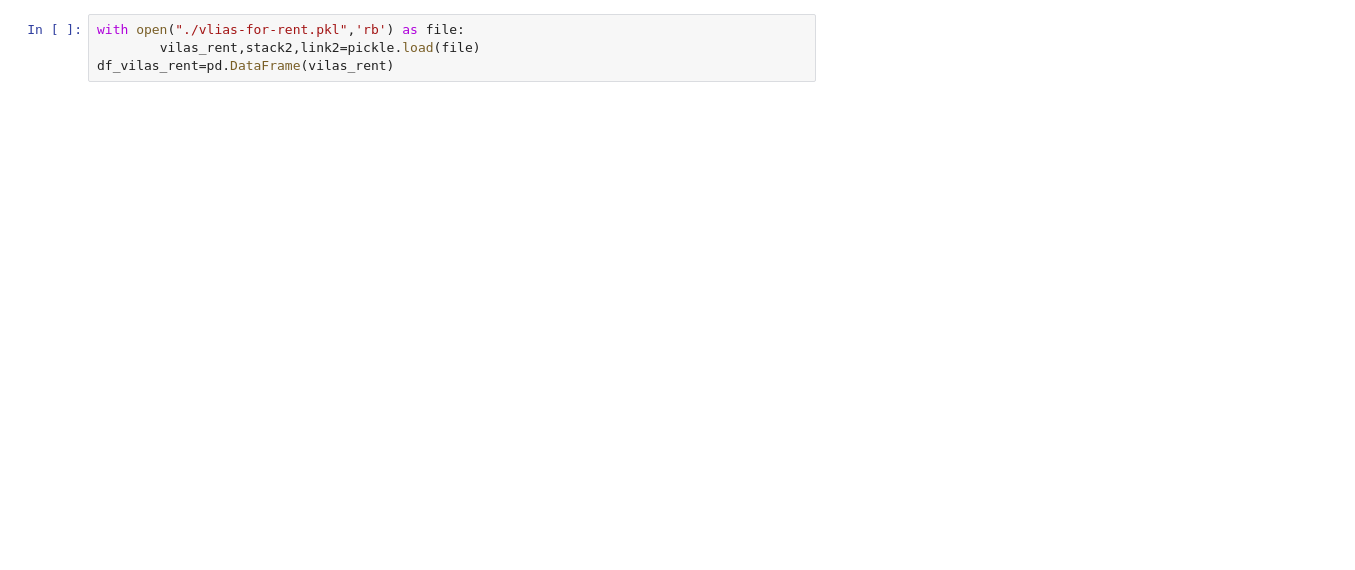
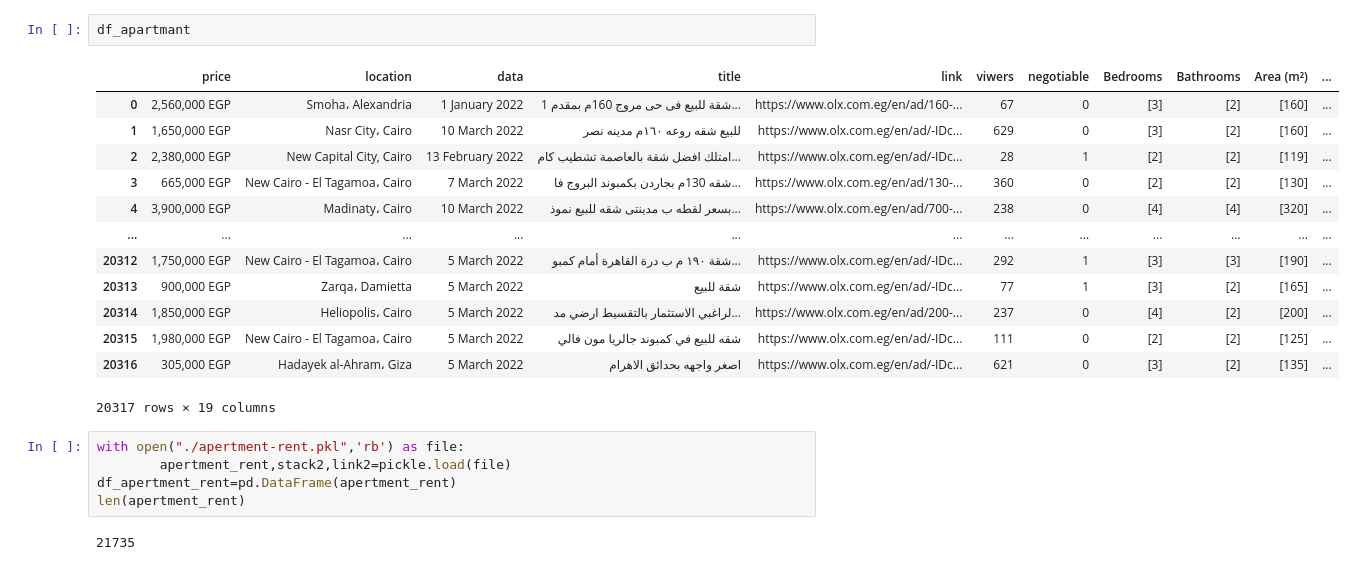
Before and after one commit to mabdulbaqui/OLX, a Jupyter notebook: MORE/V2/exploer.ipynb, the cells around one changed output. Cells and saved outputs as stored; diff of their text form; blank space fills up the shorter version.

```diff
--- a/MORE/V2/exploer.ipynb
+++ b/MORE/V2/exploer.ipynb
@@ -20,4 +322,23 @@ df_vilas=pd.DataFrame(vilas)
+# %%
+df_apartmant
+# %% [output]
+|  | price | location | data | title | link | viwers | negotiable | Bedrooms | Bathrooms | Area (m²) | ... |
+| 0 | 2,560,000 EGP | Smoha، Alexandria | 1 January 2022 | شقة للبيع فى حى مروج 160م بمقدم 1... | https://www.olx.com.eg/en/ad/160-... | 67 | 0 | [3] | [2] | [160] | ... |
+| 1 | 1,650,000 EGP | Nasr City، Cairo | 10 March 2022 | للبيع شقه روعه ١٦٠م مدينه نصر | https://www.olx.com.eg/en/ad/-IDc... | 629 | 0 | [3] | [2] | [160] | ... |
+| 2 | 2,380,000 EGP | New Capital City, Cairo | 13 February 2022 | امتلك افضل شقة بالعاصمة تشطيب كام... | https://www.olx.com.eg/en/ad/-IDc... | 28 | 1 | [2] | [2] | [119] | ... |
+| 3 | 665,000 EGP | New Cairo - El Tagamoa، Cairo | 7 March 2022 | شقه 130م بجاردن بكمبوند البروج فا... | https://www.olx.com.eg/en/ad/130-... | 360 | 0 | [2] | [2] | [130] | ... |
+| 4 | 3,900,000 EGP | Madinaty، Cairo | 10 March 2022 | بسعر لقطه ب مدينتى شقه للبيع نموذ... | https://www.olx.com.eg/en/ad/700-... | 238 | 0 | [4] | [4] | [320] | ... |
+| ... | ... | ... | ... | ... | ... | ... | ... | ... | ... | ... | ... |
+| 20312 | 1,750,000 EGP | New Cairo - El Tagamoa، Cairo | 5 March 2022 | شقة ١٩٠ م ب درة القاهرة أمام كمبو... | https://www.olx.com.eg/en/ad/-IDc... | 292 | 1 | [3] | [3] | [190] | ... |
+| 20313 | 900,000 EGP | Zarqa، Damietta | 5 March 2022 | شقة للبيع | https://www.olx.com.eg/en/ad/-IDc... | 77 | 1 | [3] | [2] | [165] | ... |
+| 20314 | 1,850,000 EGP | Heliopolis، Cairo | 5 March 2022 | لراغبي الاستثمار بالتقسيط ارضي مد... | https://www.olx.com.eg/en/ad/200-... | 237 | 0 | [4] | [2] | [200] | ... |
+| 20315 | 1,980,000 EGP | New Cairo - El Tagamoa، Cairo | 5 March 2022 | شقه للبيع في كمبوند جالريا مون فالي | https://www.olx.com.eg/en/ad/-IDc... | 111 | 0 | [2] | [2] | [125] | ... |
+| 20316 | 305,000 EGP | Hadayek al-Ahram، Giza | 5 March 2022 | اصغر واجهه بحدائق الاهرام | https://www.olx.com.eg/en/ad/-IDc... | 621 | 0 | [3] | [2] | [135] | ... |
+20317 rows × 19 columns
 # %%
-with open("./vlias-for-rent.pkl",'rb') as file:
-        vilas_rent,stack2,link2=pickle.load(file)
-df_vilas_rent=pd.DataFrame(vilas_rent)
+with open("./apertment-rent.pkl",'rb') as file:
+        apertment_rent,stack2,link2=pickle.load(file)
+df_apertment_rent=pd.DataFrame(apertment_rent)
+len(apertment_rent)
+# %% [output]
+21735
```
Also changed, not shown: parts of 32 cells of this notebook, 3 other files.
